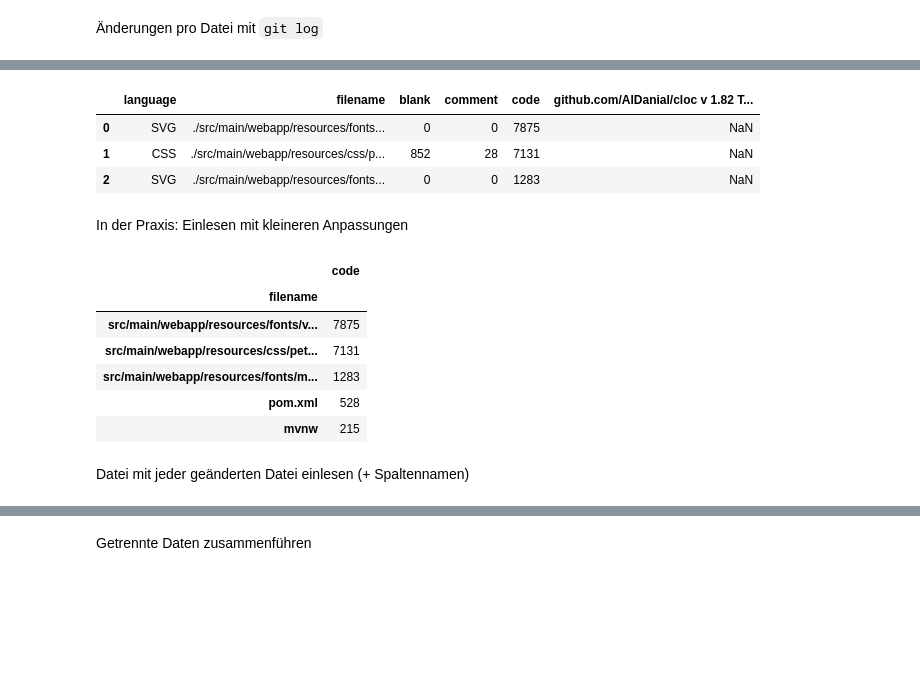
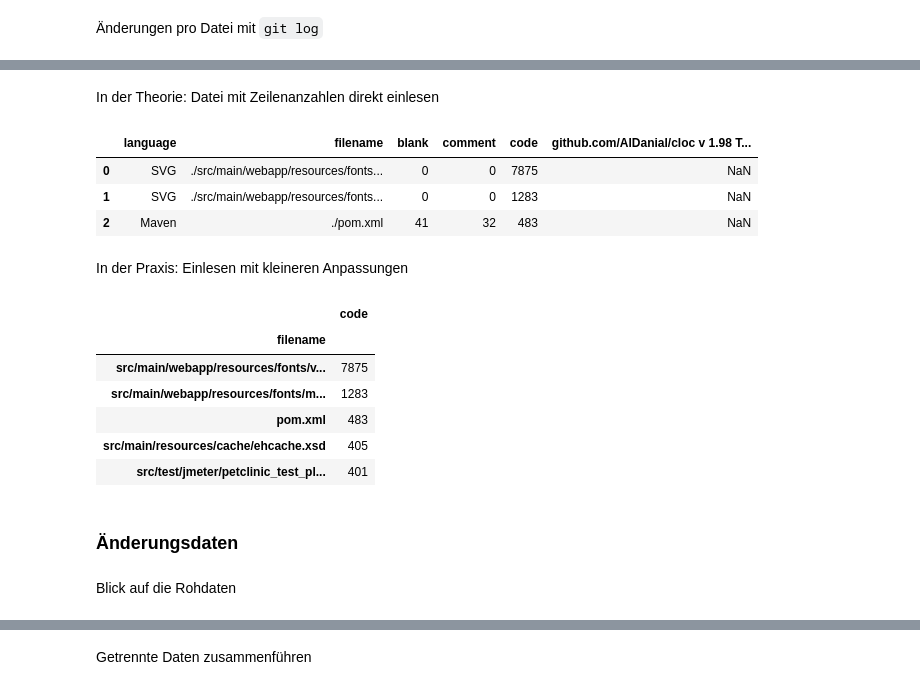
Before and after one commit to feststelltaste/sas2024, a Jupyter notebook: Code-Hotspot-Analyse.ipynb, the cells around one changed output, grey strips where cells are left out. Cells and saved outputs as stored; diff of their text form; code cells hidden in the pictures; blank space fills up the shorter version.

```diff
--- a/Code-Hotspot-Analyse.ipynb
+++ b/Code-Hotspot-Analyse.ipynb
@@ -131,25 +60,29 @@ SVG,./src/main/webapp/resources/fonts/montserrat-webfont.svg,0,0,1283
+# %% [markdown]
+In der Theorie: Datei mit Zeilenanzahlen direkt einlesen
 # %%
 import pandas as pd
-pd.read_csv("lines.csv").head(3)
+pd.read_csv("output/cloc_lines.csv").head(3)
 # %% [output]
-|  | language | filename | blank | comment | code | github.com/AlDanial/cloc v 1.82 T... |
+|  | language | filename | blank | comment | code | github.com/AlDanial/cloc v 1.98 T... |
 | 0 | SVG | ./src/main/webapp/resources/fonts... | 0 | 0 | 7875 | NaN |
-| 1 | CSS | ./src/main/webapp/resources/css/p... | 852 | 28 | 7131 | NaN |
-| 2 | SVG | ./src/main/webapp/resources/fonts... | 0 | 0 | 1283 | NaN |
+| 1 | SVG | ./src/main/webapp/resources/fonts... | 0 | 0 | 1283 | NaN |
+| 2 | Maven | ./pom.xml | 41 | 32 | 483 | NaN |
 # %% [markdown]
 In der Praxis: Einlesen mit kleineren Anpassungen
 # %%
-lines = pd.read_csv("lines.csv", index_col=1)[:-1][['code']]
+lines = pd.read_csv("output/cloc_lines.csv", index_col=1)[:-1][['code']]
 lines.index = lines.index.str[2:]
 lines.head()
 # %% [output]
 |  | code |
 | filename |  |
 | src/main/webapp/resources/fonts/v... | 7875 |
-| src/main/webapp/resources/css/pet... | 7131 |
 | src/main/webapp/resources/fonts/m... | 1283 |
-| pom.xml | 528 |
-| mvnw | 215 |
+| pom.xml | 483 |
+| src/main/resources/cache/ehcache.xsd | 405 |
+| src/test/jmeter/petclinic_test_pl... | 401 |
+# %% [markdown]
+### Änderungsdaten
 # %% [markdown]
-Datei mit jeder geänderten Datei einlesen (+ Spaltennamen)
+Blick auf die Rohdaten
 # %%
```
Also changed, not shown: parts of 45 cells of this notebook, 1 other file.
